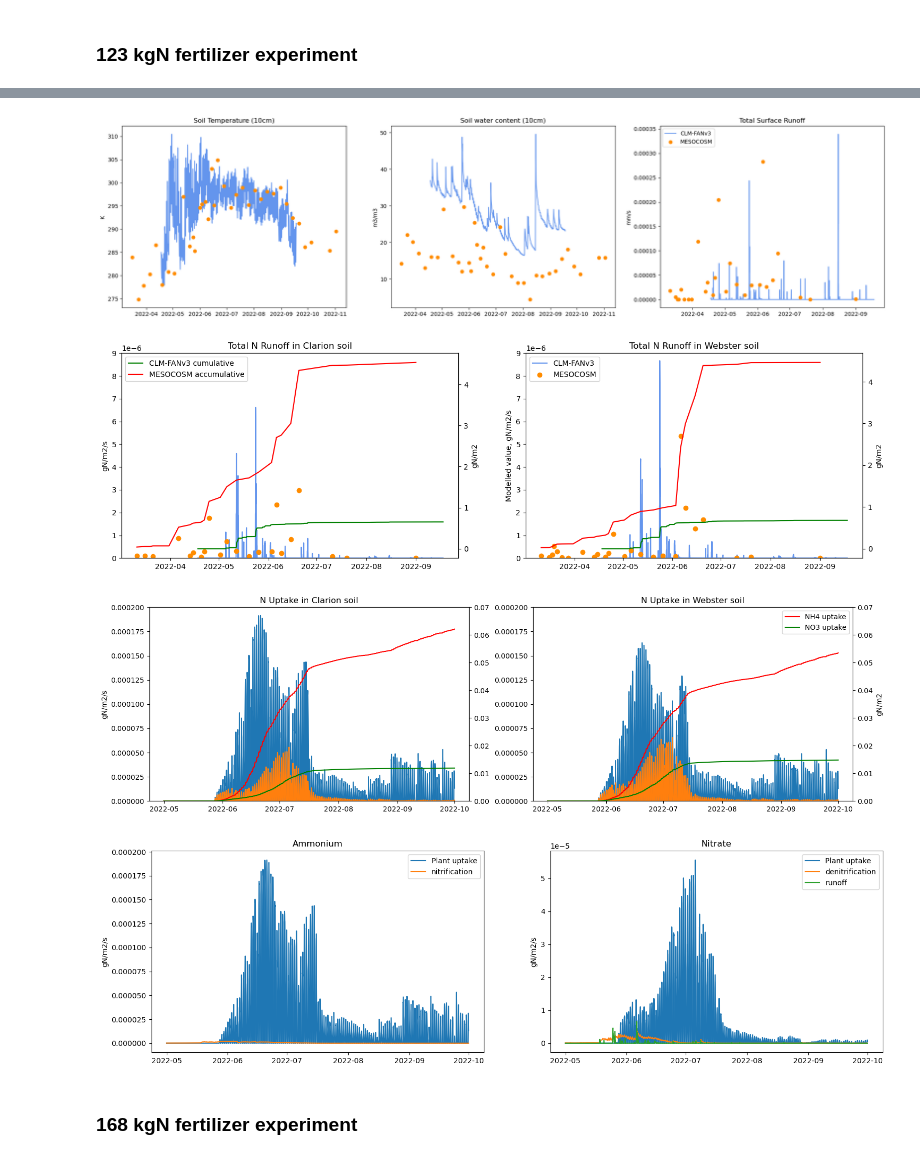
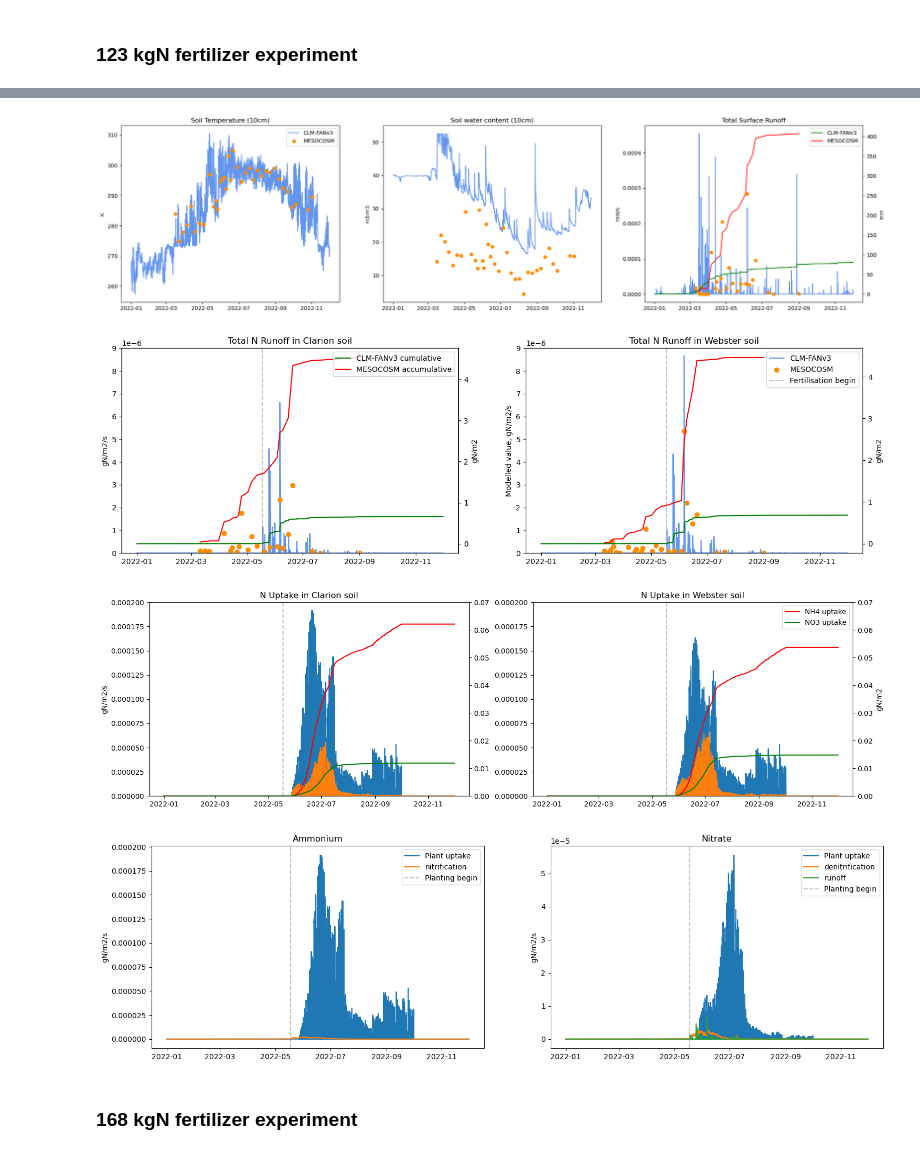
Before and after one commit to jinmuluo/pymaps, a Jupyter notebook: mesocosm.ipynb, the cells around one changed output, grey strips where cells are left out. Cells and saved outputs as stored; diff of their text form; code cells hidden in the pictures.

```diff
--- a/mesocosm.ipynb
+++ b/mesocosm.ipynb
@@ -14,8 +14,8 @@ case_clarion = "MESOCOSM_Clarion_" + fert_amount + "kgN"
 case_webster = "MESOCOSM_Webster_" + fert_amount + "kgN"
 path_clarion = "/glade/scratch/jinmuluo/archive/" + case_clarion + "/lnd/hist/"
 path_webster = "/glade/scratch/jinmuluo/archive/" + case_webster + "/lnd/hist/"
-start_date = date(2022, 5, 1)
-end_date = date(2022, 10, 1)
+start_date = date(2022, 1, 1)
+end_date = date(2022, 12, 1)
 NO_LEAP = True
 delta_days = (end_date - start_date).days
 
@@ -204,21 +267,24 @@ dsWater = pd.read_csv("/glade/scratch/jinmuluo/MESOCOSM_fluxtower_BOOI4/measurem
 dsWater['date'] = pd.to_datetime(dsWater['date']) + pd.Timedelta(hours=0, minutes=0, seconds=0)
 ## Sampling period starts from the last sampling.
 dsWater['instantaneous_drainage_mm_s'] = dsWater['instantaneous_drainage_cm']*10/dsWater['st_days']/24/3600
+dsWater['cumulative_drainage_mm'] = dsWater['cumulative_drainage_cm']*10
 dsWater.set_index(['soil', 'N_rate_kg_ha', 'block', 'date'], inplace=True)
 dsWater = dsWater.sort_index()
 
 air_tem = dsSoil.loc[('Clarion', 123), 'air_temperature_K'].groupby('date').mean()
 h2o_meso = dsSoil.loc[('Clarion', 123), 'soil_moisture_volume_percent'].groupby('date').mean()
 runoff_meso = dsWater.loc[('Clarion', 123), 'instantaneous_drainage_mm_s'].groupby('date').mean()
+runoff_meso_cum = dsWater.loc[('Clarion', 123), 'cumulative_drainage_mm'].groupby('date').mean()
 
 # CLM simulations
 tem_sim = dsCLM_Clarion['TSOI_10CM']
-tem_sim['time'] = [cftime.date2num(x, "days since 1970-01-01") for x in tem_sim.time]
+tem_sim['time'] = [cftime.date2num(x, units="days since 1970-01-01", calendar='gregorian') for x in tem_sim.time]
 h2o_sim = dsCLM_Clarion['H2OSOI'].sel(levsoi=[0.01, 0.04, 0.09]).mean(dim='levsoi')*100
-h2o_sim['time'] = [cftime.date2num(x, "days since 1970-01-01") for x in h2o_sim.time]
+h2o_sim['time'] = [cftime.date2num(x, units="days since 1970-01-01", calendar='gregorian') for x in h2o_sim.time]
 runoff_sim = dsCLM_Clarion['QOVER']
-runoff_sim['time'] = [cftime.date2num(x, "days since 1970-01-01") for x in runoff_sim.time]
-
+runoff_sim['time'] = [cftime.date2num(x, units="days since 1970-01-01", calendar='gregorian') for x in runoff_sim.time]
+## Hourly resolution, from mm/s to mm
+runoff_sim_cum = (dsCLM_Clarion['QOVER']*3600).cumsum()
 
 # Graph
 fig, ax = plt.subplots(1, 3, figsize=(25, 6))
@@ -226,22 +292,27 @@ ax[0].plot(tem_sim.time, tem_sim.values, label='CLM-FANv3', color='cornflowerblu
 ax[0].scatter(air_tem.index.values, air_tem, label='MESOCOSM', color='darkorange', zorder=2)
 ax[0].set_title("Soil Temperature (10cm)")
 ax[0].set_ylabel("K")
+ax[0].legend()
 
 ax[1].plot(h2o_sim.time, h2o_sim.values, label='CLM-FANv3', color='cornflowerblue', zorder=1)
 ax[1].scatter(h2o_meso.index.values, h2o_meso.values, label='MESOCOSM', color='darkorange', zorder=2)
 ax[1].set_title("Soil water content (10cm)")
 ax[1].set_ylabel("m3/m3")
 
+ax2 = ax[2].twinx()
 ax[2].plot(runoff_sim.time, runoff_sim.values, label='CLM-FANv3', color='cornflowerblue', zorder=1)
 ax[2].scatter(runoff_meso.index.values, runoff_meso.values, label='MESOCOSM', color='darkorange', zorder=2)
 ax[2].set_title("Total Surface Runoff")
 ax[2].set_ylabel("mm/s")
+ax2.plot(runoff_sim.time, runoff_sim_cum.values,label='CLM-FANv3', color='green')
+ax2.plot(runoff_meso_cum.index.values, runoff_meso_cum.values, label='MESOCOSM', color='red')
+ax2.legend(loc='upper right')
+ax2.set_ylabel('mm')
 
-plt.legend()
 fig.savefig("graphs/Env.jpg", dpi=300)
 plt.show()
 # %% [output]
-[figure, old version]
+[figure, new version]
 # %%
 # Read the measuremnts
 dsWater['instantaneous_drainage_nitrate_gN_m2_s'] = dsWater['instantaneous_drainage_nitrate_N_mg_L']/1000*dsWater['instantaneous_drainage_mm_s']
@@ -257,9 +328,9 @@ plottime = nrunoff_cla.index.values
 
 # CLM simulations
 Total_N_runoff_cla = dsCLM_Clarion["MANURE_NITRATE_RUNOFF"] + dsCLM_Clarion['FERT_NITRATE_RUNOFF'] + dsCLM_Clarion['SMIN_NO3_RUNOFF'] + dsCLM_Clarion['SMIN_NO3_LEACHED']
-Total_N_runoff_cla['time'] = [cftime.date2num(x, "days since 1970-01-01") for x in Total_N_runoff_cla.time]
+Total_N_runoff_cla['time'] = [cftime.date2num(x, units="days since 1970-01-01", calendar='gregorian') for x in Total_N_runoff_cla.time]
 Total_N_runoff_web = dsCLM_Webster["MANURE_NITRATE_RUNOFF"] + dsCLM_Webster['FERT_NITRATE_RUNOFF'] + dsCLM_Webster['SMIN_NO3_RUNOFF'] + dsCLM_Webster['SMIN_NO3_LEACHED']
-Total_N_runoff_web['time'] = [cftime.date2num(x, "days since 1970-01-01") for x in Total_N_runoff_web.time]
+Total_N_runoff_web['time'] = [cftime.date2num(x, units="days since 1970-01-01", calendar='gregorian') for x in Total_N_runoff_web.time]
 ## hourly resolution!!
 Total_N_cum_runoff_cla = (Total_N_runoff_cla * 3600).cumsum()
 Total_N_cum_runoff_web = (Total_N_runoff_web * 3600).cumsum()
@@ -269,21 +340,23 @@ fig, ax = plt.subplots(1, 2, figsize=(18,5))
 ax0 = ax[0].twinx()
 ax[0].plot(Total_N_runoff_cla.time, Total_N_runoff_cla.values, label='CLM-FANv3', color='cornflowerblue', zorder=1)
 ax[0].scatter(plottime, nrunoff_cla.values, label='MESOCOSM', color='darkorange', zorder=2)
+ax[0].axvline(x=fert_date, ymin=0, ymax=100,ls='--', alpha=0.5, color='grey', label='Fertilisation begin')
 ax[0].set_ylim(0, 9e-6)
 ax[0].set_ylabel('gN/m2/s')
 ax[0].set_title('Total N Runoff in Clarion soil')
 ax0.plot(Total_N_cum_runoff_cla.time, Total_N_cum_runoff_cla.values, label='CLM-FANv3 cumulative', color='green')
 ax0.plot(nrunoff_cum_cla.index.values, nrunoff_cum_cla.values, label='MESOCOSM accumulative', color='red')
 ax0.set_ylabel('gN/m2')
-ax0.legend(loc='upper left')
+ax0.legend(loc='upper right')
 
 ax1 = ax[1].twinx()
 ax[1].plot(Total_N_runoff_web.time, Total_N_runoff_web.values, label='CLM-FANv3', color='cornflowerblue', zorder=1)
 ax[1].scatter(plottime, nrunoff_web.values, label='MESOCOSM', color='darkorange', zorder=2)
+ax[1].axvline(x=fert_date, ymin=0, ymax=100,ls='--', alpha=0.5, color='grey', label='Fertilisation begin')
 ax[1].set_ylim(0, 9e-6)
 ax[1].set_ylabel('Modelled value, gN/m2/s')
 ax[1].set_title('Total N Runoff in Webster soil')
-ax[1].legend(loc='upper left')
+ax[1].legend(loc='upper right')
 ax1.plot(Total_N_cum_runoff_web.time, Total_N_cum_runoff_web.values, label='CLM-FANv3 cumulative', color='green')
 ax1.plot(nrunoff_cum_web.index.values, nrunoff_cum_web.values, label='MESOCOSM accumulative', color='red')
 ax1.set_ylabel('gN/m2')
@@ -291,7 +364,7 @@ ax1.set_ylabel('gN/m2')
 fig.savefig("graphs/Runoff_123kg.jpg", dpi=300)
 plt.show()
 # %% [output]
-[figure, old version]
+[figure, new version]
 # %%
 # CLM simulations
 nh4_plant_cla = dsCLM_Clarion['SMINN_TO_PLANT_FUN_NH4'].sum(dim='levdcmp')
@@ -306,38 +379,41 @@ no3_plant_cum_web = dsCLM_Webster['SMINN_TO_PLANT_FUN_NO3'].sum(dim='levdcmp').c
 
 plot_time = dsCLM_Clarion.indexes['time'].to_datetimeindex()
 
 # Graph
 fig, ax = plt.subplots(1, 2, figsize=(18, 5))
 ax0 = ax[0].twinx()
 ax1 = ax[1].twinx()
 
 ax[0].plot(plot_time, nh4_plant_cla.values, label='NH4 uptake')
 ax[0].plot(plot_time, no3_plant_cla.values, label='NO3 uptake')
+ax[0].axvline(x=fert_date, ymin=0, ymax=100,ls='--', alpha=0.5, color='grey', label='Planting begin')
 ax[0].set_ylabel('gN/m2/s')
 ax[0].set_ylim(0, 0.000200)
 ax[0].set_title('N Uptake in Clarion soil')
 ax0.plot(plot_time, nh4_plant_cum_cla.values, label='NH4 uptake', color='red')
 ax0.plot(plot_time, no3_plant_cum_cla.values, label='NO3 uptake', color='green')
 ax0.set_ylim(0, 0.07)
 ax0.set_ylabel('')
 
 ax[1].plot(plot_time, nh4_plant_web.values, label='NH4 uptake')
 ax[1].plot(plot_time, no3_plant_web.values, label='NO3 uptake')
+ax[1].axvline(x=fert_date, ymin=0, ymax=100,ls='--', alpha=0.5, color='grey', label='Planting begin')
 ax[1].set_title('N Uptake in Webster soil')
 ax[1].set_ylim(0, 0.000200)
 ax1.plot(plot_time, nh4_plant_cum_web.values, label='NH4 uptake', color='red')
 ax1.plot(plot_time, no3_plant_cum_web.values, label='NO3 uptake', color='green')
 ax1.set_ylim(0, 0.07)
 ax1.set_ylabel('gN/m2')
 plt.legend()
 fig.savefig("graphs/Uptake_123kg.jpg", dpi=300)
 plt.show()
 # %% [output]
-[figure, old version]
+[figure, new version]
 # %%
 fig, ax = plt.subplots(1, 2, figsize=(18, 5))
 ax[0].plot(plot_time, nh4_plant_cla.values, label='Plant uptake')
 ax[0].plot(plot_time, dsCLM_Clarion['F_NIT'].values, label='nitrification')
+ax[0].axvline(x=fert_date, ymin=0, ymax=100,ls='--', alpha=0.5, color='grey', label='Planting begin')
 ax[0].set_ylabel('gN/m2/s')
 ax[0].legend()
 ax[0].set_title('Ammonium')
@@ -345,6 +421,7 @@ ax[0].set_title('Ammonium')
 ax[1].plot(plot_time, no3_plant_cla.values, label='Plant uptake')
 ax[1].plot(plot_time, dsCLM_Clarion['F_DENIT'].values, label='denitrification')
 ax[1].plot(plot_time, Total_N_runoff_cla.values, label='runoff')
+ax[1].axvline(x=fert_date, ymin=0, ymax=100,ls='--', alpha=0.5, color='grey', label='Planting begin')
 ax[1].set_ylabel('gN/m2/s')
 ax[1].set_title('Nitrate')
 
@@ -352,7 +429,7 @@ plt.legend()
 fig.savefig("graphs/N_flows_123kg.jpg", dpi=300)
 plt.show()
 # %% [output]
-[figure, old version]
+[figure, new version]
 # %% [markdown]
 ### 168 kgN fertilizer experiment
 # %% [markdown]
```
Also changed, not shown: parts of 3 cells of this notebook.
